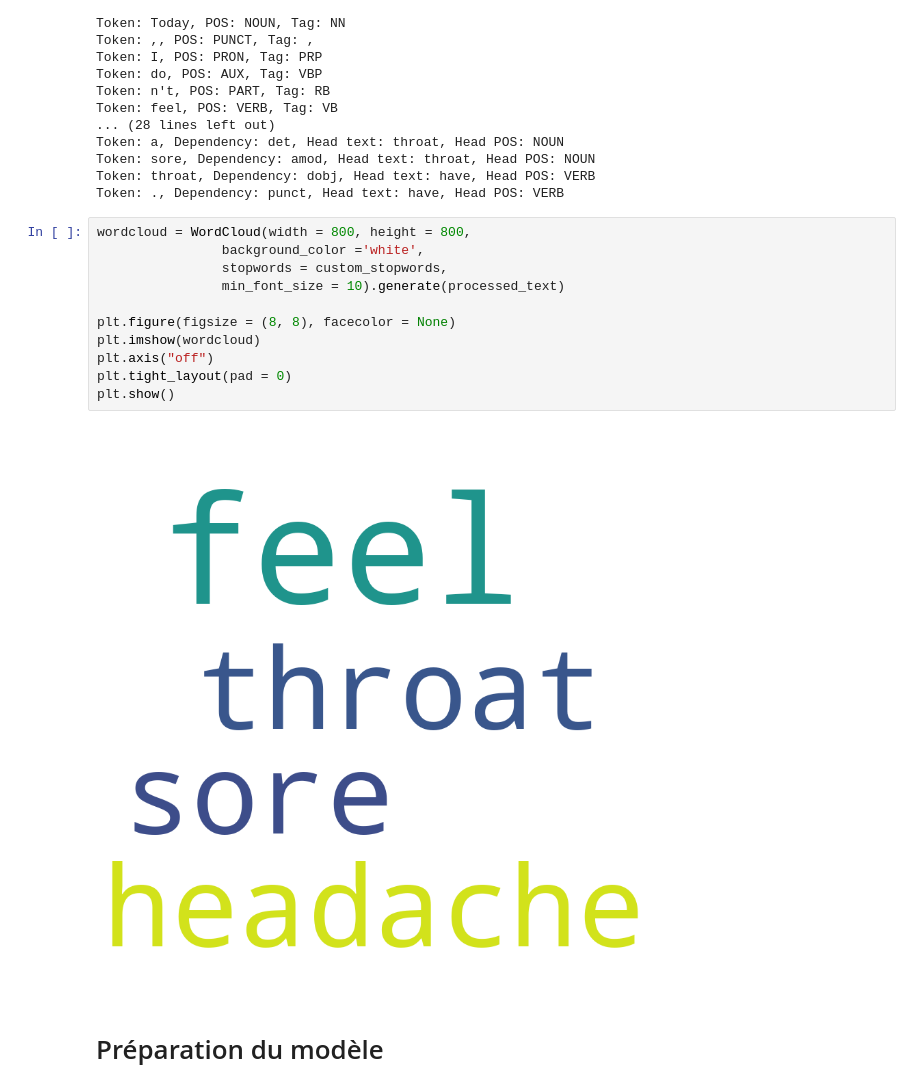
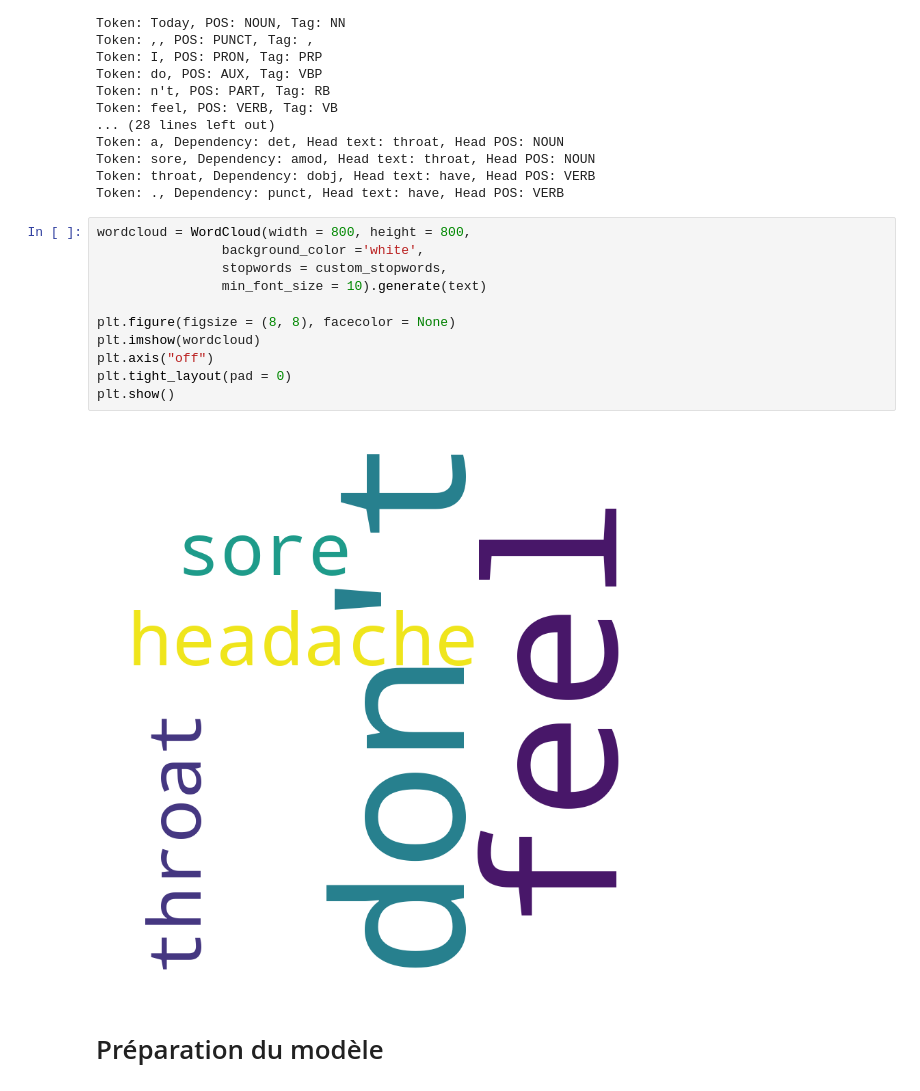
Before and after one commit to pascal-rithi-ke/detection_maladie, a Jupyter notebook: model/ChatBot.ipynb, the cells around one changed output. Drawn from its saved outputs; the diff is of its cells as text.

```diff
--- a/model/ChatBot.ipynb
+++ b/model/ChatBot.ipynb
@@ -198,16 +176,16 @@ Token: ., Dependency: punct, Head text: have, Head POS: VERB
 # %%
 wordcloud = WordCloud(width = 800, height = 800,
                 background_color ='white',
                 stopwords = custom_stopwords,
-                min_font_size = 10).generate(processed_text)
+                min_font_size = 10).generate(text)
 
 plt.figure(figsize = (8, 8), facecolor = None)
 plt.imshow(wordcloud)
 plt.axis("off")
 plt.tight_layout(pad = 0)
 plt.show()
 # %% [output]
-[figure, old version]
+[figure, new version]
 # %% [markdown]
 # Préparation du modèle
 # %%
```
Also changed, not shown: parts of 6 cells of this notebook, 1 other file.
